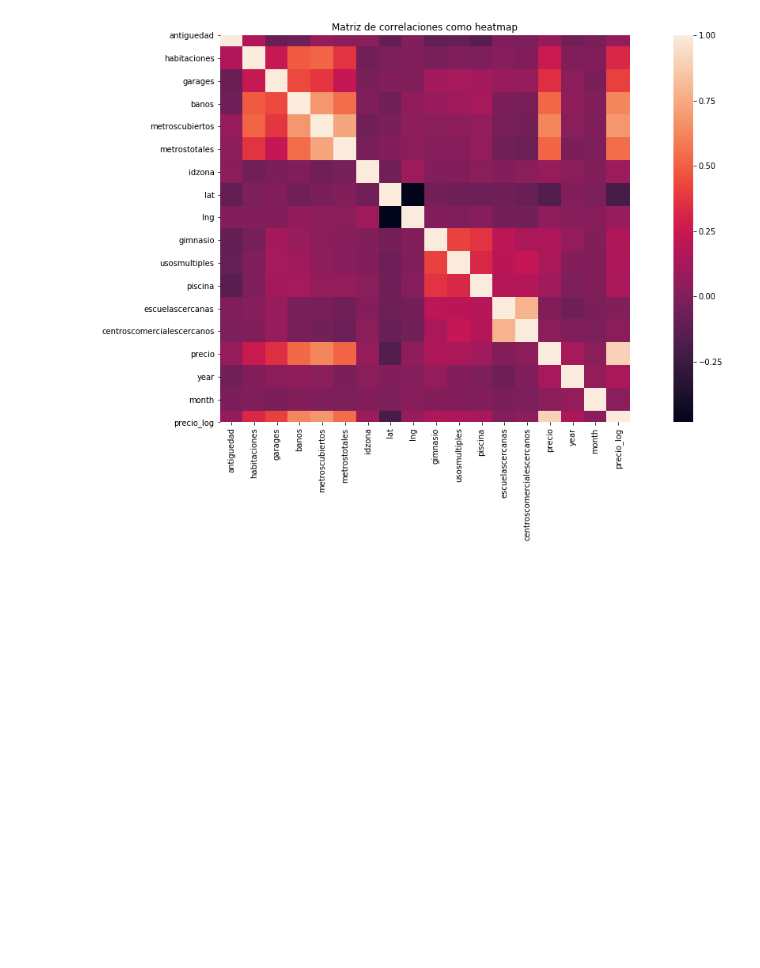
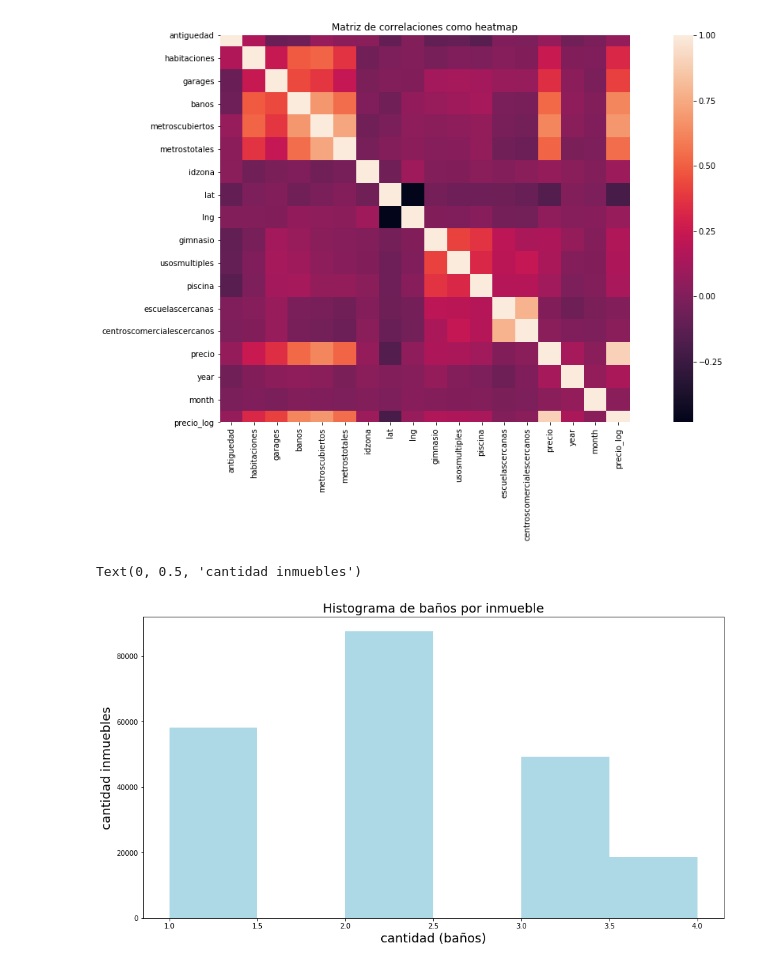
Before and after one commit to josetec1/DatosG29, a Jupyter notebook: Analisis nacho.ipynb, the cells around one changed output. Saved outputs shown, nothing was run; the diff lists cells and outputs as text; code cells hidden in the pictures; blank space fills up the shorter version.

Commit message:
histograma banos

```diff
--- a/Analisis nacho.ipynb
+++ b/Analisis nacho.ipynb
@@ -269,3 +269,11 @@ plt.title("Matriz de correlaciones como heatmap")
 # %% [output]
 Text(0.5, 1, 'Matriz de correlaciones como heatmap')
 [figure]
+# %%
+g = df['banos'].plot.hist(bins=6, color='lightblue')
+g.set_title("Histograma de baños por inmueble", fontsize=18)
+g.set_xlabel("cantidad (baños)",fontsize=18)
+g.set_ylabel("cantidad inmuebles", fontsize=18)
+# %% [output]
+Text(0, 0.5, 'cantidad inmuebles')
+[figure, added]
```
